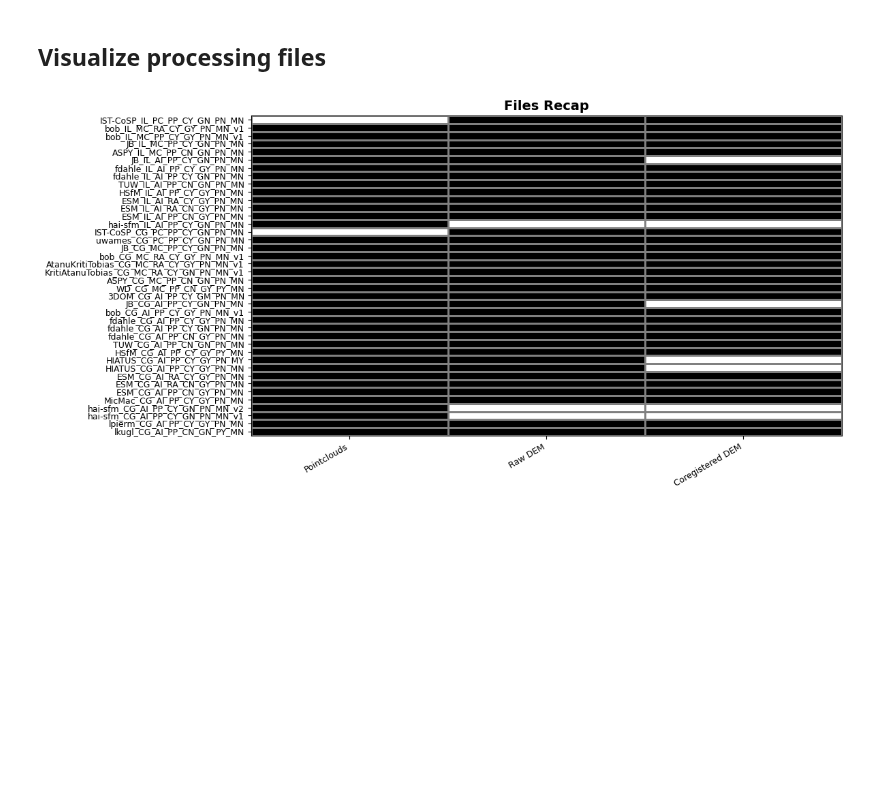
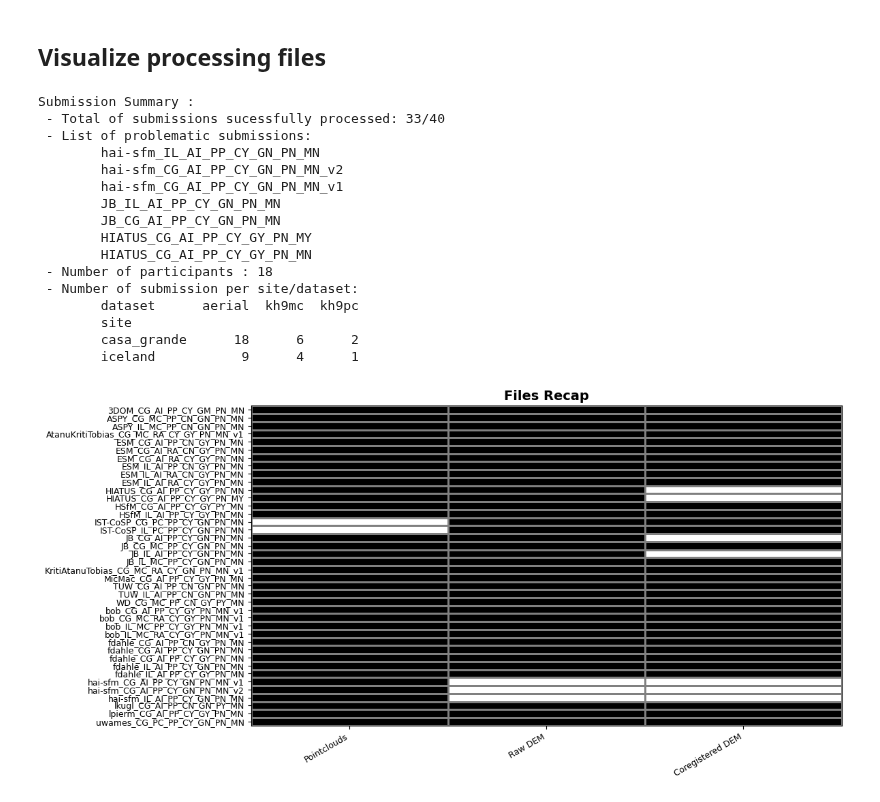
Before and after one commit to shippp/history, a Jupyter notebook: notebooks/postprocessing/post_process_pointclouds.ipynb, the cells around one changed output. Drawn from its saved outputs; the diff is of its cells as text; code cells hidden in the pictures; blank space fills up the shorter version.

Commit message:
improve plots

```diff
--- a/notebooks/postprocessing/post_process_pointclouds.ipynb
+++ b/notebooks/postprocessing/post_process_pointclouds.ipynb
@@ -398,6 +398,24 @@ pp.generate_postprocessing_plots.with_options(task_runner=task_runner)(processin
 # %% [markdown]
 ## Visualize processing files
-# %%
-pp.ProcessingDirectory(processing_dir).plot()
-# %% [output]
-[figure, removed]
+# %%
+processing_dir = pp.ProcessingDirectory(processing_dir)
+processing_dir.submissions_summary()
+processing_dir.plot()
+# %% [output]
+Submission Summary :
+ - Total of submissions sucessfully processed: 33/40
+ - List of problematic submissions:
+        hai-sfm_IL_AI_PP_CY_GN_PN_MN
+        hai-sfm_CG_AI_PP_CY_GN_PN_MN_v2
+        hai-sfm_CG_AI_PP_CY_GN_PN_MN_v1
+        JB_IL_AI_PP_CY_GN_PN_MN
+        JB_CG_AI_PP_CY_GN_PN_MN
+        HIATUS_CG_AI_PP_CY_GY_PN_MY
+        HIATUS_CG_AI_PP_CY_GY_PN_MN
+ - Number of participants : 18
+ - Number of submission per site/dataset:
+        dataset      aerial  kh9mc  kh9pc
+        site
+        casa_grande      18      6      2
+        iceland           9      4      1
+[figure, added]
```
Also changed, not shown: parts of 2 cells of this notebook, 3 other files.
